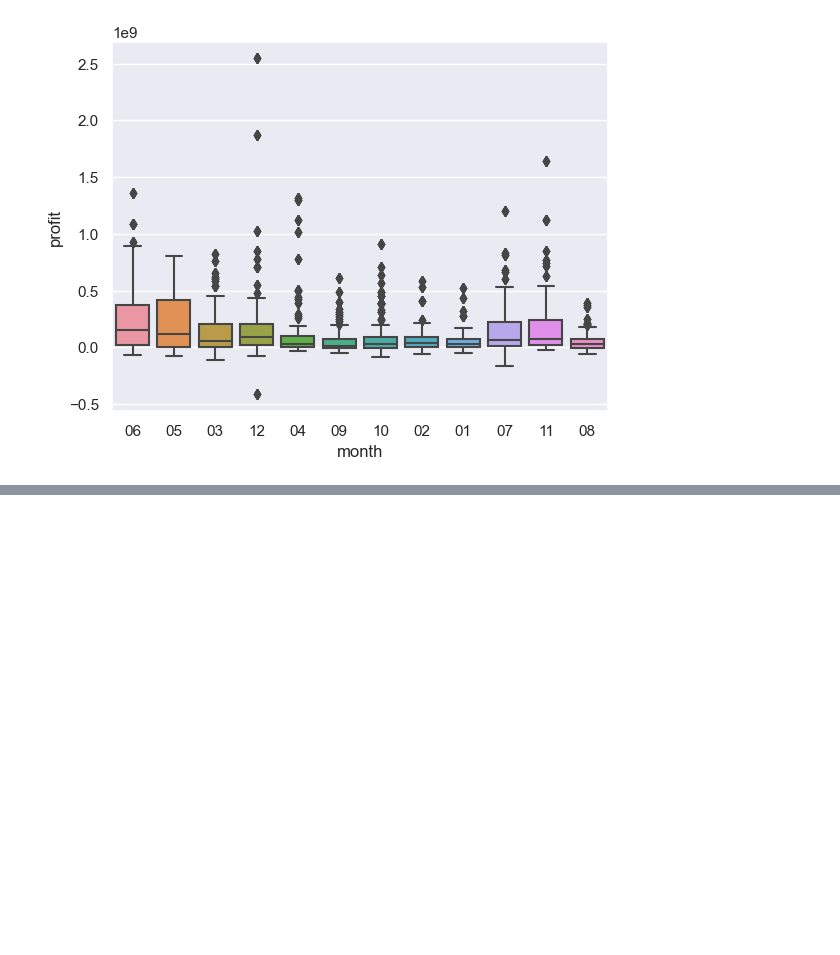
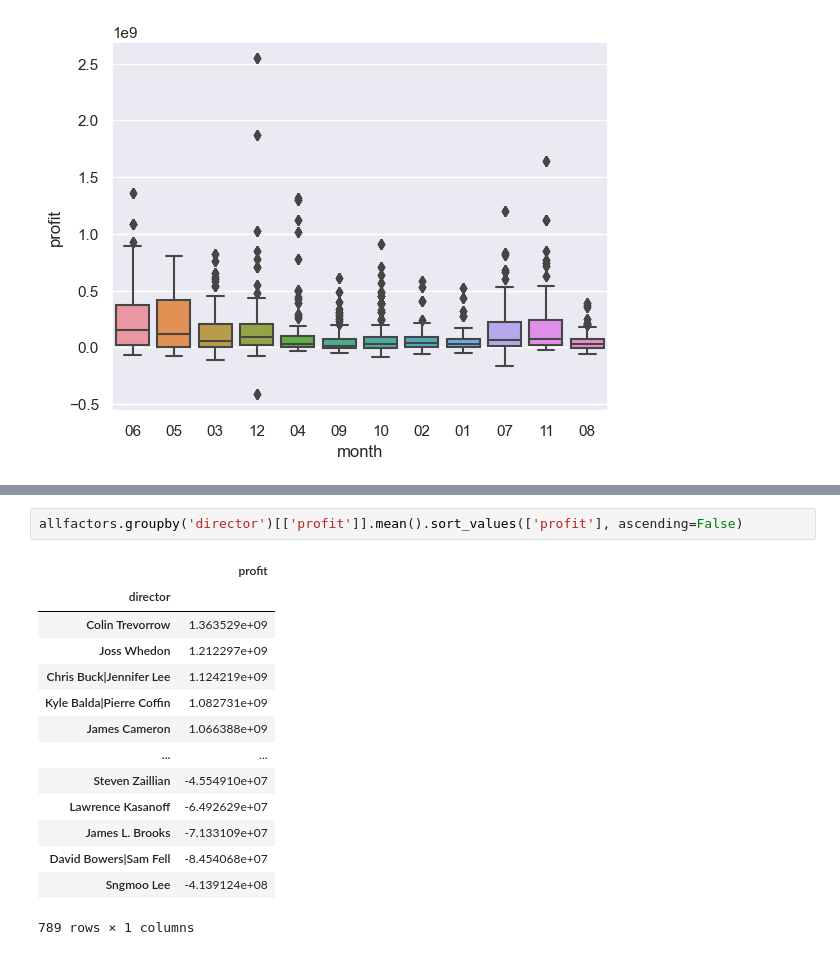
Before and after one commit to liekzhe/SC1015mini_project, a Jupyter notebook: MovieAnalysis.ipynb, the cells around one changed output, grey strips where cells are left out. Drawn from its saved outputs; the diff is of its cells as text; blank space fills up the shorter version.

```diff
--- a/MovieAnalysis.ipynb
+++ b/MovieAnalysis.ipynb
@@ -155,0 +184,17 @@ sb.boxplot(data=allfactors, x="month", y="profit", orient = 'v')
+# %%
+allfactors.groupby('director')[['profit']].mean().sort_values(['profit'], ascending=False)
+# %% [output]
+|  | profit |
+| director |  |
+| Colin Trevorrow | 1.363529e+09 |
+| Joss Whedon | 1.212297e+09 |
+| Chris Buck|Jennifer Lee | 1.124219e+09 |
+| Kyle Balda|Pierre Coffin | 1.082731e+09 |
+| James Cameron | 1.066388e+09 |
+| ... | ... |
+| Steven Zaillian | -4.554910e+07 |
+| Lawrence Kasanoff | -6.492629e+07 |
+| James L. Brooks | -7.133109e+07 |
+| David Bowers|Sam Fell | -8.454068e+07 |
+| Sngmoo Lee | -4.139124e+08 |
+789 rows × 1 columns
```
Also changed, not shown: parts of 8 cells of this notebook, 10 other files.
